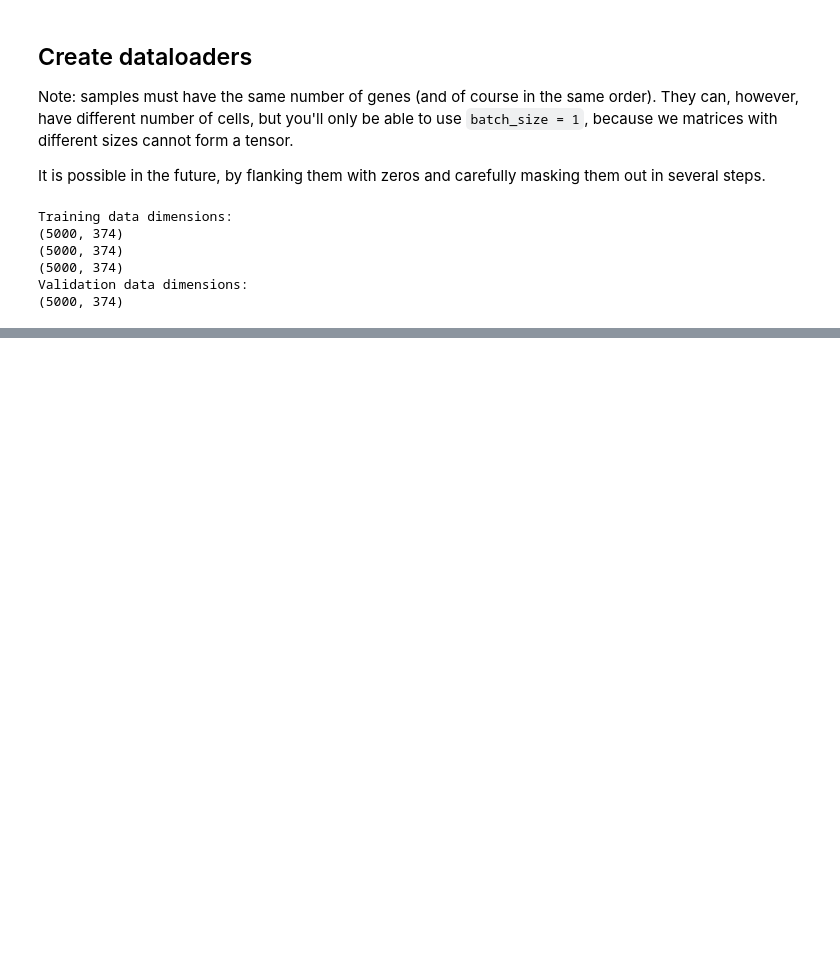
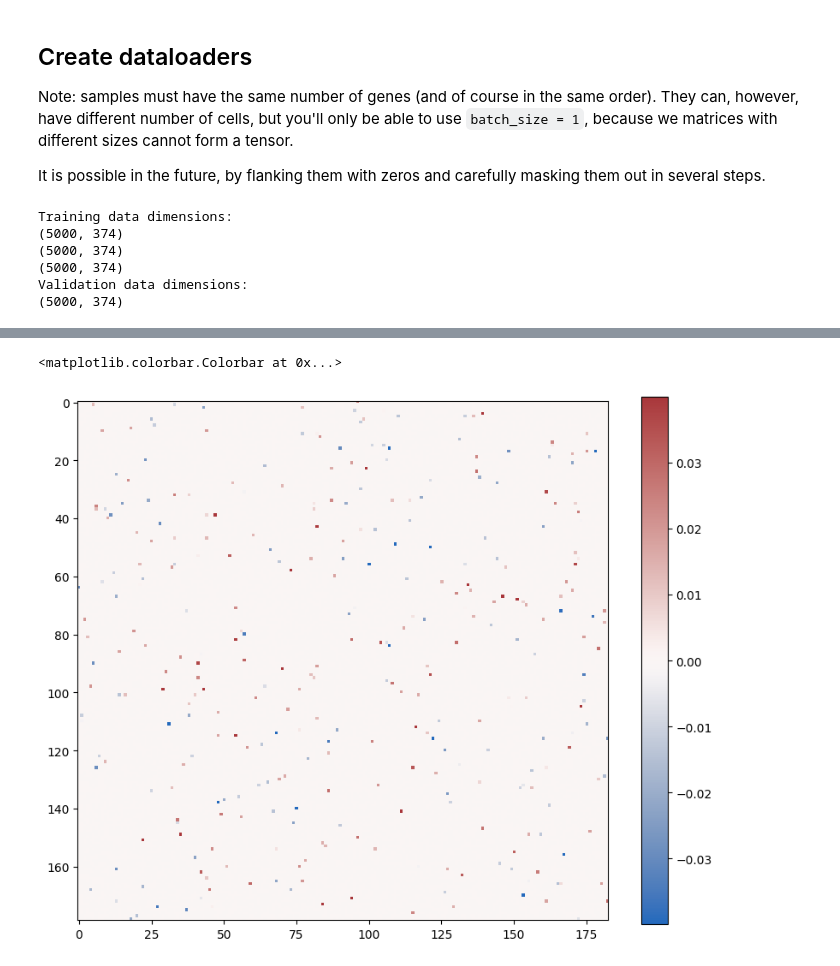
Before and after one commit to lshh125/kuanglu, a Jupyter notebook: examples/demo1.ipynb, the cells around one changed output, grey strips where cells are left out. Drawn from its saved outputs; the diff is of its cells as text; code cells hidden in the pictures; blank space fills up the shorter version.

```diff
--- a/examples/demo1.ipynb
+++ b/examples/demo1.ipynb
@@ -241,0 +259,21 @@ plt.show()
+# %%
+# Extract meaningful weights from Gene Response
+THRESHOLD = 0.01
+
+matGR = model.cell_interacts[0].gene_response.data.cpu().numpy()
+col_max = np.max(np.abs(matGR), axis=0)
+row_max = np.max(np.abs(matGR), axis=1)
+
+meaningfulCols = np.where(col_max > THRESHOLD)[0]
+meaningfulRows = np.where(row_max > THRESHOLD)[0]
+
+meaningfulMatGR = matGR[meaningfulRows, :][:, meaningfulCols]
+
+meaningfulMatGR = np.clip(meaningfulMatGR, -.04, .04)
+
+plt.figure(figsize=(10, 8))
+plt.imshow(meaningfulMatGR, cmap='vlag')
+plt.colorbar()
+# %% [output]
+<matplotlib.colorbar.Colorbar at 0x...>
+[figure, added]
```
Also changed, not shown: parts of 15 cells of this notebook, 1 other file.
